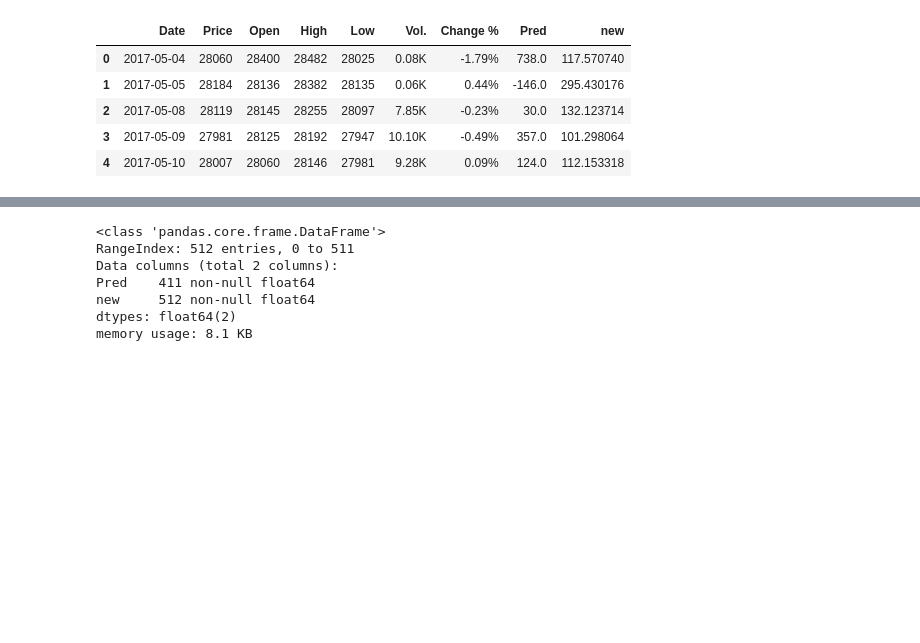
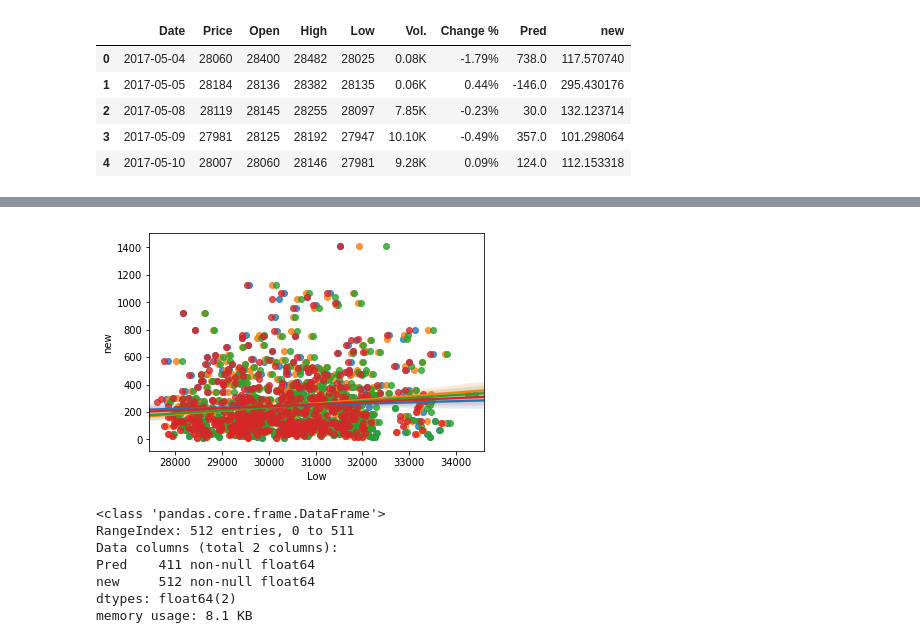
Before and after one commit to Juhi1201/Machine-Learning-Internship, a Jupyter notebook: Module 3 - Regression - Beta Calculation.ipynb, the cells around one changed output, grey strips where cells are left out. Cells and saved outputs as stored; diff of their text form; code cells hidden in the pictures; blank space fills up the shorter version.

```diff
--- a/Module 3 - Regression - Beta Calculation.ipynb
+++ b/Module 3 - Regression - Beta Calculation.ipynb
@@ -34,3 +47,13 @@ gold.head()
+# %%
+def graph(xaxis,yaxis):
+    sns.regplot(x=gold[xaxis], y=gold[yaxis])
+    return
+graph('Open','new')
+graph('Price','new')
+graph('High','new')
+graph('Low','new')
+# %% [output]
+[figure, added]
 # %%
 gold[['Pred','new']].info()
 # %% [output]
```
Also changed, not shown: parts of 4 cells of this notebook, 3 other files.
